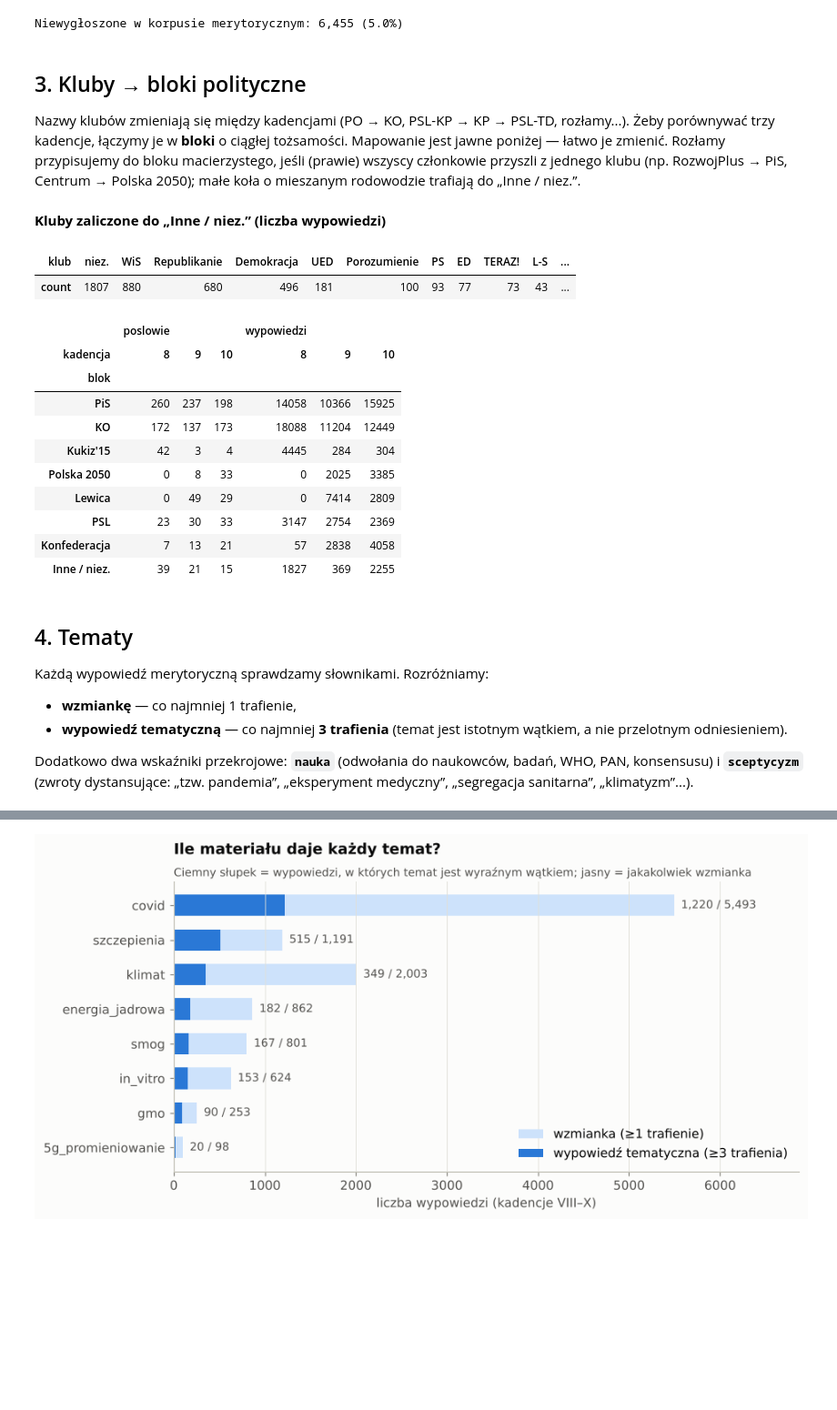
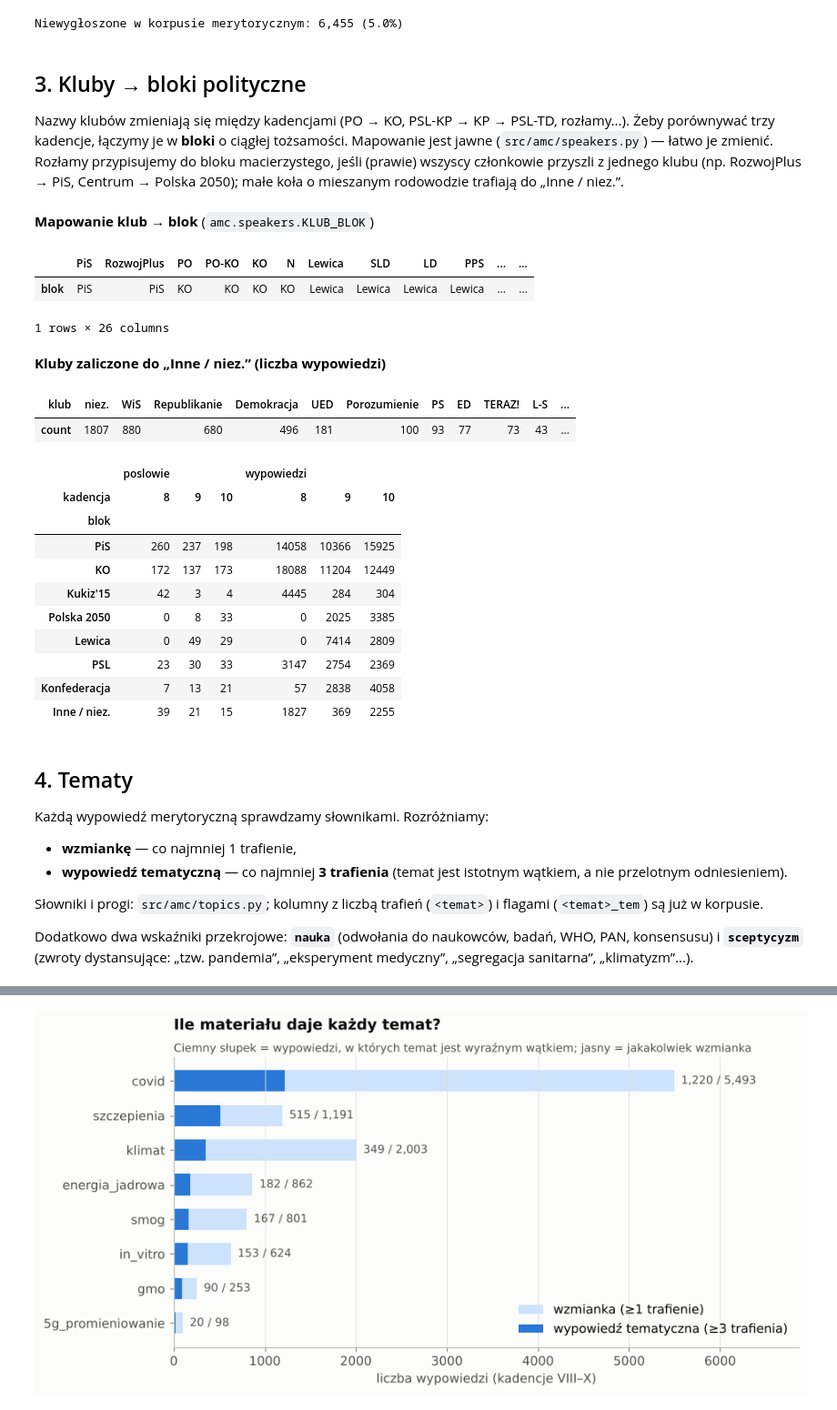
Before and after one commit to Filpus/AMC, a Jupyter notebook: notebooks/01_eda_wypowiedzi.ipynb, the cells around one changed output, grey strips where cells are left out. Shown at 91% size. Saved outputs shown, nothing was run; the diff lists cells and outputs as text; code cells hidden in the pictures; blank space fills up the shorter version.

```diff
--- a/notebooks/01_eda_wypowiedzi.ipynb
+++ b/notebooks/01_eda_wypowiedzi.ipynb
@@ -202,50 +153,42 @@ Niewygłoszone w korpusie merytorycznym: 6,455 (5.0%)
 # %% [markdown]
 ## 3. Kluby → bloki polityczne
 Nazwy klubów zmieniają się między kadencjami (PO → KO, PSL-KP → KP → PSL-TD, rozłamy...). Żeby porównywać trzy kadencje,
-łączymy je w **bloki** o ciągłej tożsamości. Mapowanie jest jawne poniżej — łatwo je zmienić. Rozłamy przypisujemy do bloku macierzystego,
+łączymy je w **bloki** o ciągłej tożsamości. Mapowanie jest jawne (`src/amc/speakers.py`) — łatwo je zmienić. Rozłamy przypisujemy do bloku macierzystego,
 jeśli (prawie) wszyscy członkowie przyszli z jednego klubu (np. RozwojPlus → PiS, Centrum → Polska 2050); małe koła o mieszanym rodowodzie trafiają do „Inne / niez.”.
-# %%
-KLUB_BLOK = {
-    # PiS; RozwojPlus = rozłam z klubu PiS w X kadencji (39 z 41 posłów przeszło z PiS)
-    "PiS": "PiS", "RozwojPlus": "PiS",
-    # KO; w VIII kadencji osobno PO i Nowoczesna (N), które weszły potem do KO
-    "PO": "KO", "PO-KO": "KO", "KO": "KO", "N": "KO",
-    "Lewica": "Lewica", "SLD": "Lewica", "LD": "Lewica", "PPS": "Lewica", "Razem": "Lewica", "Nowa_Lewica": "Lewica",
-    "PSL": "PSL", "PSL-UED": "PSL", "PSL-KP": "PSL", "KP": "PSL", "PSL-Kukiz15": "PSL", "PSL-TD": "PSL",
-    "Konfederacja": "Konfederacja", "Konfederacja_KP": "Konfederacja", "Wolnościowcy": "Konfederacja", "UPR": "Konfederacja",
-    # Centrum = rozłam z Polski 2050 (wszyscy członkowie wcześniej w Polska2050)
-    "Polska2050": "Polska 2050", "Polska2050-TD": "Polska 2050", "Centrum": "Polska 2050",
-    "Kukiz15": "Kukiz'15",
-    # pozostałe małe koła o mieszanym rodowodzie (WiS, UED, ED, L-S, TERAZ!, Republikanie, Demokracja, Porozumienie, PS...) -> Inne
-}
-m["blok"] = m["klub"].map(KLUB_BLOK)
-m.loc[m["member_id"].gt(0) & m["blok"].isna(), "blok"] = "Inne / niez."
-nieznane = m.loc[m["blok"].eq("Inne / niez."), "klub"].value_counts()
-display(Markdown("**Kluby zaliczone do „Inne / niez.” (liczba wypowiedzi)**"), nieznane.to_frame().T)
-
-kb = (m[m["member_id"] > 0].groupby(["kadencja", "blok"]).agg(poslowie=("member_id", "nunique"), wypowiedzi=("wypowiedz_id", "size"))
-        .unstack(0).reindex(BLOKI).fillna(0).astype(int))
-kb
-# %% [output]
-**Kluby zaliczone do „Inne / niez.” (liczba wypowiedzi)**
-| klub | niez. | WiS | Republikanie | Demokracja | UED | Porozumienie | PS | ED | TERAZ! | L-S | ... |
-| count | 1807 | 880 | 680 | 496 | 181 | 100 | 93 | 77 | 73 | 43 | ... |
-|  | poslowie |  |  | wypowiedzi |  |  |
-| kadencja | 8 | 9 | 10 | 8 | 9 | 10 |
-| blok |  |  |  |  |  |  |
-| PiS | 260 | 237 | 198 | 14058 | 10366 | 15925 |
-| KO | 172 | 137 | 173 | 18088 | 11204 | 12449 |
-| Kukiz'15 | 42 | 3 | 4 | 4445 | 284 | 304 |
-| Polska 2050 | 0 | 8 | 33 | 0 | 2025 | 3385 |
-| Lewica | 0 | 49 | 29 | 0 | 7414 | 2809 |
-| PSL | 23 | 30 | 33 | 3147 | 2754 | 2369 |
-| Konfederacja | 7 | 13 | 21 | 57 | 2838 | 4058 |
-| Inne / niez. | 39 | 21 | 15 | 1827 | 369 | 2255 |
+# %%
+display(Markdown("**Mapowanie klub → blok** (`amc.speakers.KLUB_BLOK`)"), pd.Series(KLUB_BLOK, name="blok").to_frame().T)
+nieznane = m.loc[m["blok"].eq(INNE), "klub"].value_counts()
+display(Markdown("**Kluby zaliczone do „Inne / niez.” (liczba wypowiedzi)**"), nieznane.to_frame().T)
+
+kb = (m[m["member_id"] > 0].groupby(["kadencja", "blok"]).agg(poslowie=("member_id", "nunique"), wypowiedzi=("wypowiedz_id", "size"))
+        .unstack(0).reindex(BLOKI).fillna(0).astype(int))
+kb
+# %% [output]
+**Mapowanie klub → blok** (`amc.speakers.KLUB_BLOK`)
+|  | PiS | RozwojPlus | PO | PO-KO | KO | N | Lewica | SLD | LD | PPS | ... | ... |
+| blok | PiS | PiS | KO | KO | KO | KO | Lewica | Lewica | Lewica | Lewica | ... | ... |
+1 rows × 26 columns
+**Kluby zaliczone do „Inne / niez.” (liczba wypowiedzi)**
+| klub | niez. | WiS | Republikanie | Demokracja | UED | Porozumienie | PS | ED | TERAZ! | L-S | ... |
+| count | 1807 | 880 | 680 | 496 | 181 | 100 | 93 | 77 | 73 | 43 | ... |
+|  | poslowie |  |  | wypowiedzi |  |  |
+| kadencja | 8 | 9 | 10 | 8 | 9 | 10 |
+| blok |  |  |  |  |  |  |
+| PiS | 260 | 237 | 198 | 14058 | 10366 | 15925 |
+| KO | 172 | 137 | 173 | 18088 | 11204 | 12449 |
+| Kukiz'15 | 42 | 3 | 4 | 4445 | 284 | 304 |
+| Polska 2050 | 0 | 8 | 33 | 0 | 2025 | 3385 |
+| Lewica | 0 | 49 | 29 | 0 | 7414 | 2809 |
+| PSL | 23 | 30 | 33 | 3147 | 2754 | 2369 |
+| Konfederacja | 7 | 13 | 21 | 57 | 2838 | 4058 |
+| Inne / niez. | 39 | 21 | 15 | 1827 | 369 | 2255 |
 # %% [markdown]
 ## 4. Tematy
 Każdą wypowiedź merytoryczną sprawdzamy słownikami. Rozróżniamy:
 * **wzmiankę** — co najmniej 1 trafienie,
 * **wypowiedź tematyczną** — co najmniej **3 trafienia** (temat jest istotnym wątkiem, a nie przelotnym odniesieniem).
 
+Słowniki i progi: `src/amc/topics.py`; kolumny z liczbą trafień (`<temat>`) i flagami (`<temat>_tem`) są już w korpusie.
+
 Dodatkowo dwa wskaźniki przekrojowe: **`nauka`** (odwołania do naukowców, badań, WHO, PAN, konsensusu) i **`sceptycyzm`**
 (zwroty dystansujące: „tzw. pandemia”, „eksperyment medyczny”, „segregacja sanitarna”, „klimatyzm”...).
```
Also changed, not shown: parts of 27 cells of this notebook, 27 other files.
